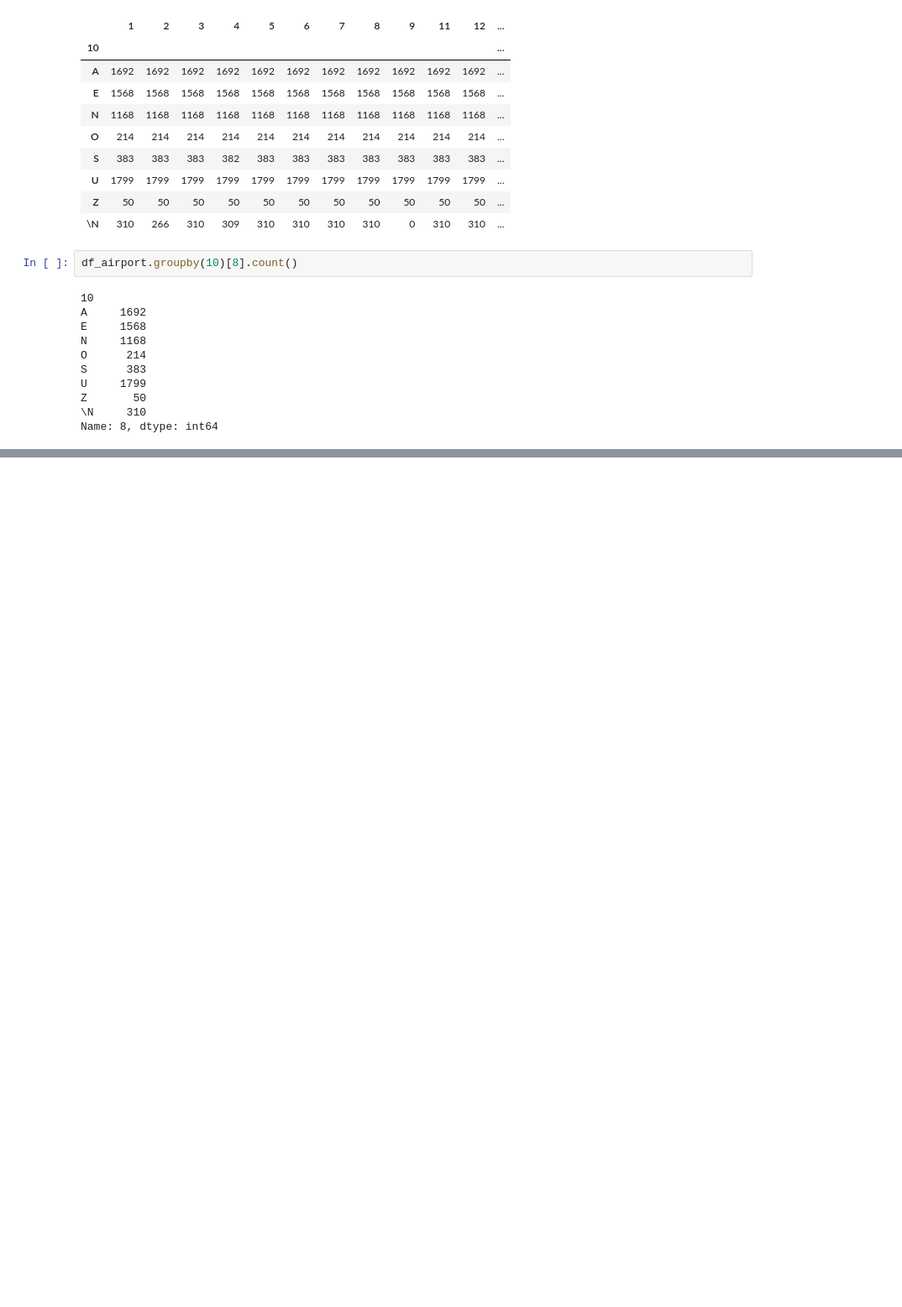
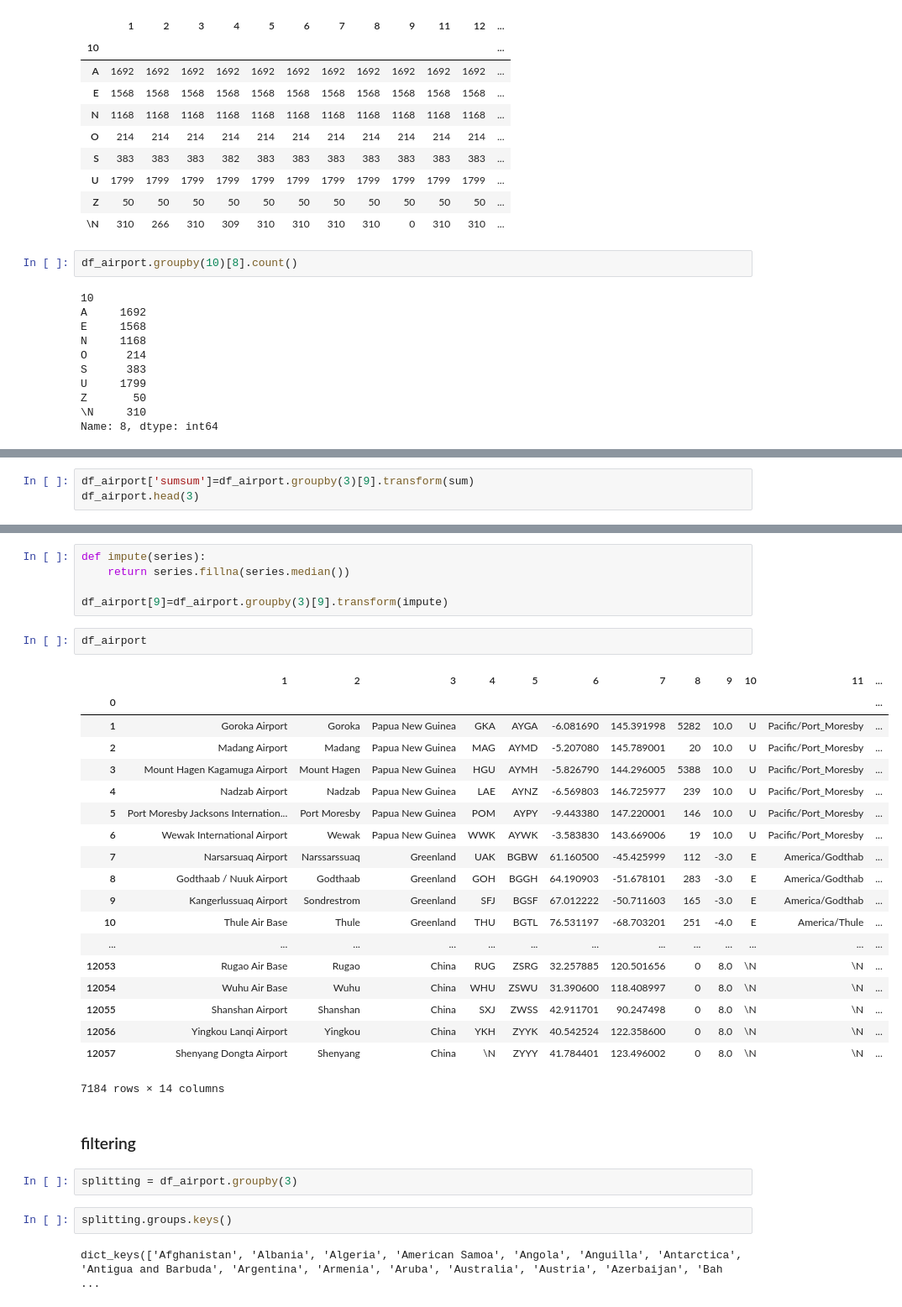
Before and after one commit to xenakas/py_projects, a Jupyter notebook: pandas_manipulation.ipynb, the cells around one changed output, grey strips where cells are left out. Shown: that part at 84% size. Cells and saved outputs as stored; diff of their text form; blank space fills up the shorter version.

```diff
--- a/pandas_manipulation.ipynb
+++ b/pandas_manipulation.ipynb
@@ -641,0 +697,3 @@ Name: 8, dtype: int64
+# %%
+df_airport['sumsum']=df_airport.groupby(3)[9].transform(sum)
+df_airport.head(3)
@@ -641,0 +725,35 @@ Name: 8, dtype: int64
+# %%
+def impute(series):
+    return series.fillna(series.median())
+
+df_airport[9]=df_airport.groupby(3)[9].transform(impute)
+# %%
+df_airport
+# %% [output]
+|  | 1 | 2 | 3 | 4 | 5 | 6 | 7 | 8 | 9 | 10 | 11 | ... |
+| 0 |  |  |  |  |  |  |  |  |  |  |  | ... |
+| 1 | Goroka Airport | Goroka | Papua New Guinea | GKA | AYGA | -6.081690 | 145.391998 | 5282 | 10.0 | U | Pacific/Port_Moresby | ... |
+| 2 | Madang Airport | Madang | Papua New Guinea | MAG | AYMD | -5.207080 | 145.789001 | 20 | 10.0 | U | Pacific/Port_Moresby | ... |
+| 3 | Mount Hagen Kagamuga Airport | Mount Hagen | Papua New Guinea | HGU | AYMH | -5.826790 | 144.296005 | 5388 | 10.0 | U | Pacific/Port_Moresby | ... |
+| 4 | Nadzab Airport | Nadzab | Papua New Guinea | LAE | AYNZ | -6.569803 | 146.725977 | 239 | 10.0 | U | Pacific/Port_Moresby | ... |
+| 5 | Port Moresby Jacksons Internation... | Port Moresby | Papua New Guinea | POM | AYPY | -9.443380 | 147.220001 | 146 | 10.0 | U | Pacific/Port_Moresby | ... |
+| 6 | Wewak International Airport | Wewak | Papua New Guinea | WWK | AYWK | -3.583830 | 143.669006 | 19 | 10.0 | U | Pacific/Port_Moresby | ... |
+| 7 | Narsarsuaq Airport | Narssarssuaq | Greenland | UAK | BGBW | 61.160500 | -45.425999 | 112 | -3.0 | E | America/Godthab | ... |
+| 8 | Godthaab / Nuuk Airport | Godthaab | Greenland | GOH | BGGH | 64.190903 | -51.678101 | 283 | -3.0 | E | America/Godthab | ... |
+| 9 | Kangerlussuaq Airport | Sondrestrom | Greenland | SFJ | BGSF | 67.012222 | -50.711603 | 165 | -3.0 | E | America/Godthab | ... |
+| 10 | Thule Air Base | Thule | Greenland | THU | BGTL | 76.531197 | -68.703201 | 251 | -4.0 | E | America/Thule | ... |
+| ... | ... | ... | ... | ... | ... | ... | ... | ... | ... | ... | ... | ... |
+| 12053 | Rugao Air Base | Rugao | China | RUG | ZSRG | 32.257885 | 120.501656 | 0 | 8.0 | \N | \N | ... |
+| 12054 | Wuhu Air Base | Wuhu | China | WHU | ZSWU | 31.390600 | 118.408997 | 0 | 8.0 | \N | \N | ... |
+| 12055 | Shanshan Airport | Shanshan | China | SXJ | ZWSS | 42.911701 | 90.247498 | 0 | 8.0 | \N | \N | ... |
+| 12056 | Yingkou Lanqi Airport | Yingkou | China | YKH | ZYYK | 40.542524 | 122.358600 | 0 | 8.0 | \N | \N | ... |
+| 12057 | Shenyang Dongta Airport | Shenyang | China | \N | ZYYY | 41.784401 | 123.496002 | 0 | 8.0 | \N | \N | ... |
+7184 rows × 14 columns
+# %% [markdown]
+### filtering
+# %%
+splitting = df_airport.groupby(3)
+# %%
+splitting.groups.keys()
+# %% [output]
+dict_keys(['Afghanistan', 'Albania', 'Algeria', 'American Samoa', 'Angola', 'Anguilla', 'Antarctica', 'Antigua and Barbuda', 'Argentina', 'Armenia', 'Aruba', 'Australia', 'Austria', 'Azerbaijan', 'Bah ...
```
Also changed, not shown: parts of 18 cells of this notebook, 1 other file.
